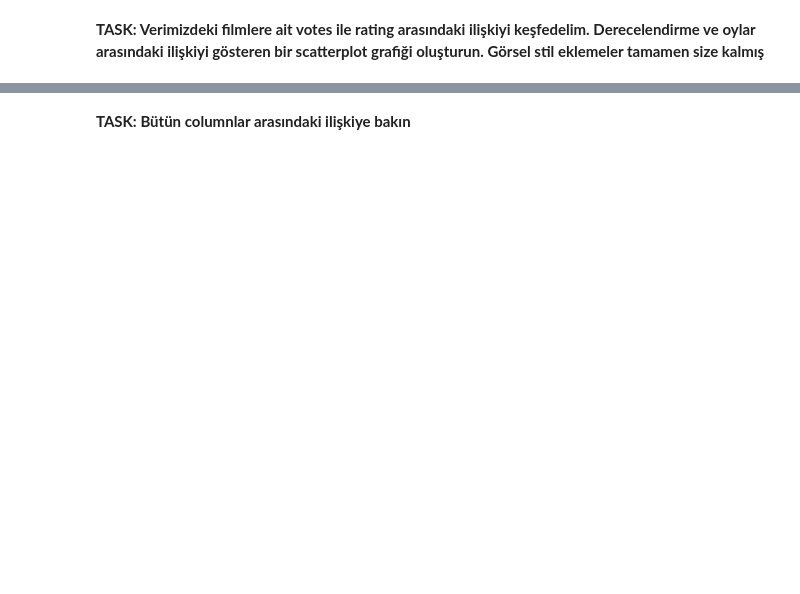
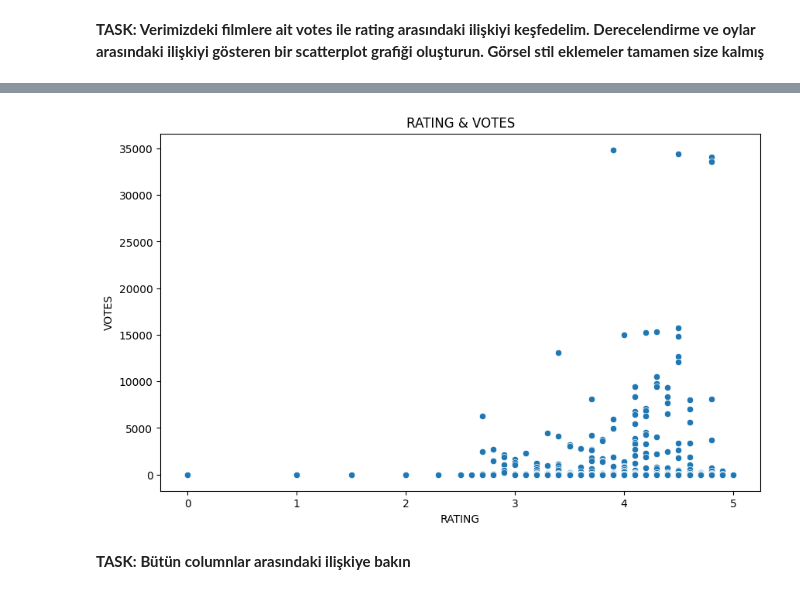
Before and after one commit to orkunumur/Data_Science_Practises, a Jupyter notebook: EMKA_BITIRME_PROJESI/EmKa-Kurs-BitirmeProjesi.ipynb, the cells around one changed output, grey strips where cells are left out. Saved outputs shown, nothing was run; the diff lists cells and outputs as text; code cells hidden in the pictures; blank space fills up the shorter version.

Commit message:
proje tamamlandı

```diff
--- a/EMKA_BITIRME_PROJESI/EmKa-Kurs-BitirmeProjesi.ipynb
+++ b/EMKA_BITIRME_PROJESI/EmKa-Kurs-BitirmeProjesi.ipynb
@@ -65,7 +70,7 @@ Fandangonun filmleri puanlama ve derecelendirme konusunda taraflı davranıp dav
 
 **TASK: Aşağıdaki fandango_scrape.csv dosyasını çalıştırın**
 # %%
-fandango = pd.read_csv(r"C:\Users\Emincan\Desktop\Capstone projesi\fandango_scrape.csv")
+fandango = pd.read_csv("fandango_scrape.csv")
 # %% [markdown]
 **TASK: Fandango verilerini keşfetmeye çalışın. Aşağıdakine benzer çıktılar elde edin.**
 
@@ -117,2 +116,14 @@ memory usage: 15.9+ KB
+# %%
+# Buraya kod yazın
+plt.figure(figsize=(10,6))
+sns.scatterplot(data=fandango, x="RATING", y="VOTES")
+
+plt.xlabel("RATING")
+plt.ylabel("VOTES")
+plt.title("RATING & VOTES")
+
+plt.show()
+# %% [output]
+[figure, added]
 # %% [markdown]
 **TASK: Bütün columnlar arasındaki ilişkiye bakın**
```
Also changed, not shown: parts of 76 cells of this notebook.
